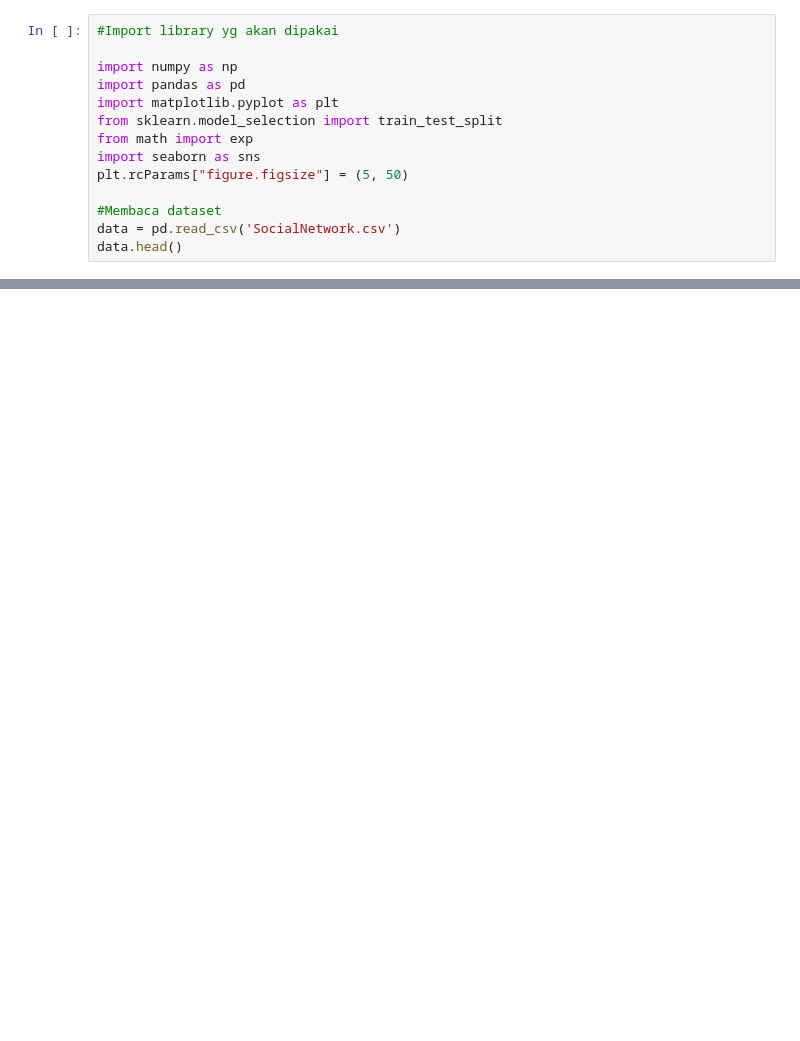
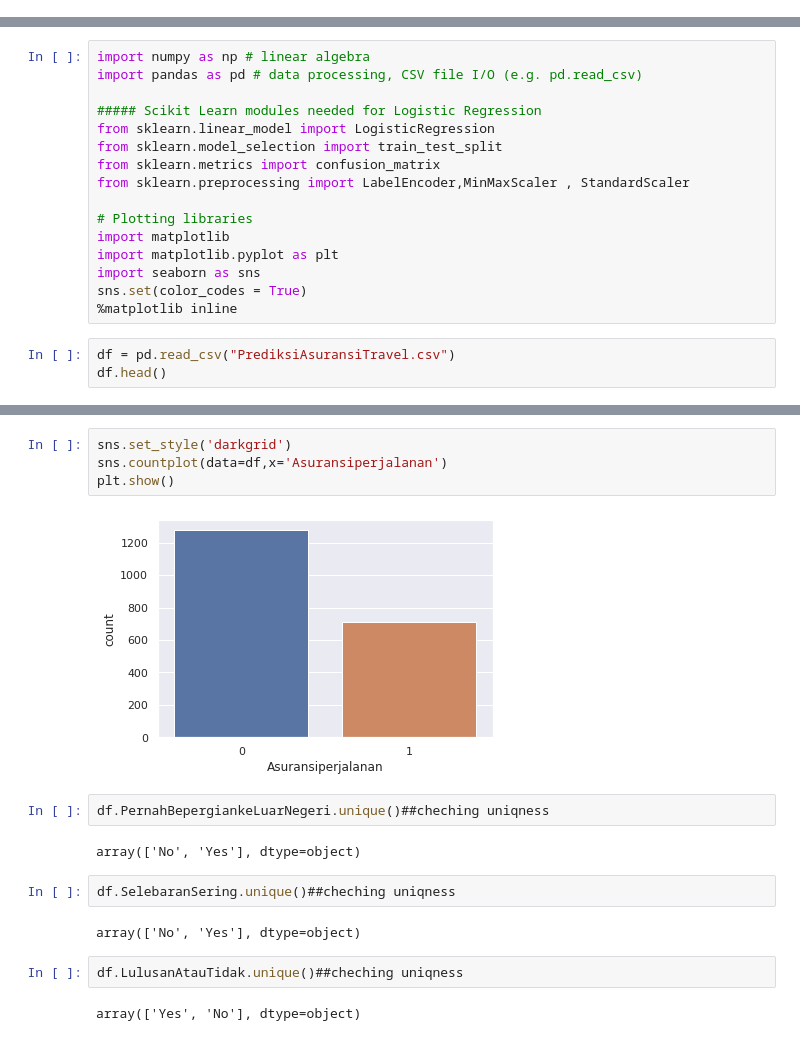
Before and after one commit to Habib-20/kel1-project-apm, a Jupyter notebook: LogisticRegression.ipynb, the cells around one changed output, grey strips where cells are left out. Cells and saved outputs as stored; diff of their text form; blank space fills up the shorter version.

```diff
--- a/LogisticRegression.ipynb
+++ b/LogisticRegression.ipynb
@@ -1,14 +0,0 @@
-# %%
-#Import library yg akan dipakai
-
-import numpy as np
-import pandas as pd
-import matplotlib.pyplot as plt
-from sklearn.model_selection import train_test_split
-from math import exp
-import seaborn as sns
-plt.rcParams["figure.figsize"] = (5, 50)
-
-#Membaca dataset
-data = pd.read_csv('SocialNetwork.csv')
-data.head()
@@ -84,0 +3,19 @@ Accuracy = 0.0
+# %%
+import numpy as np # linear algebra
+import pandas as pd # data processing, CSV file I/O (e.g. pd.read_csv)
+
+##### Scikit Learn modules needed for Logistic Regression
+from sklearn.linear_model import LogisticRegression
+from sklearn.model_selection import train_test_split
+from sklearn.metrics import confusion_matrix
+from sklearn.preprocessing import LabelEncoder,MinMaxScaler , StandardScaler
+
+# Plotting libraries
+import matplotlib
+import matplotlib.pyplot as plt
+import seaborn as sns
+sns.set(color_codes = True)
+%matplotlib inline
+# %%
+df = pd.read_csv("PrediksiAsuransiTravel.csv")
+df.head()
@@ -84,0 +62,18 @@ Accuracy = 0.0
+# %%
+sns.set_style('darkgrid')
+sns.countplot(data=df,x='Asuransiperjalanan')
+plt.show()
+# %% [output]
+[figure, added]
+# %%
+df.PernahBepergiankeLuarNegeri.unique()##cheching uniqness
+# %% [output]
+array(['No', 'Yes'], dtype=object)
+# %%
+df.SelebaranSering.unique()##cheching uniqness
+# %% [output]
+array(['No', 'Yes'], dtype=object)
+# %%
+df.LulusanAtauTidak.unique()##cheching uniqness
+# %% [output]
+array(['Yes', 'No'], dtype=object)
```
Also changed, not shown: parts of 41 cells of this notebook.
